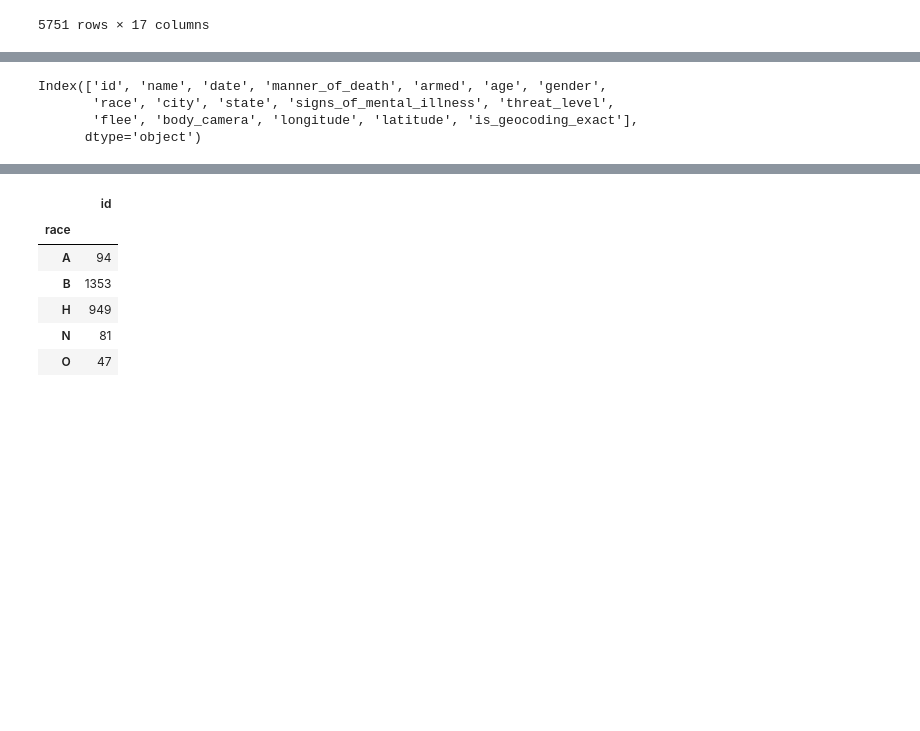
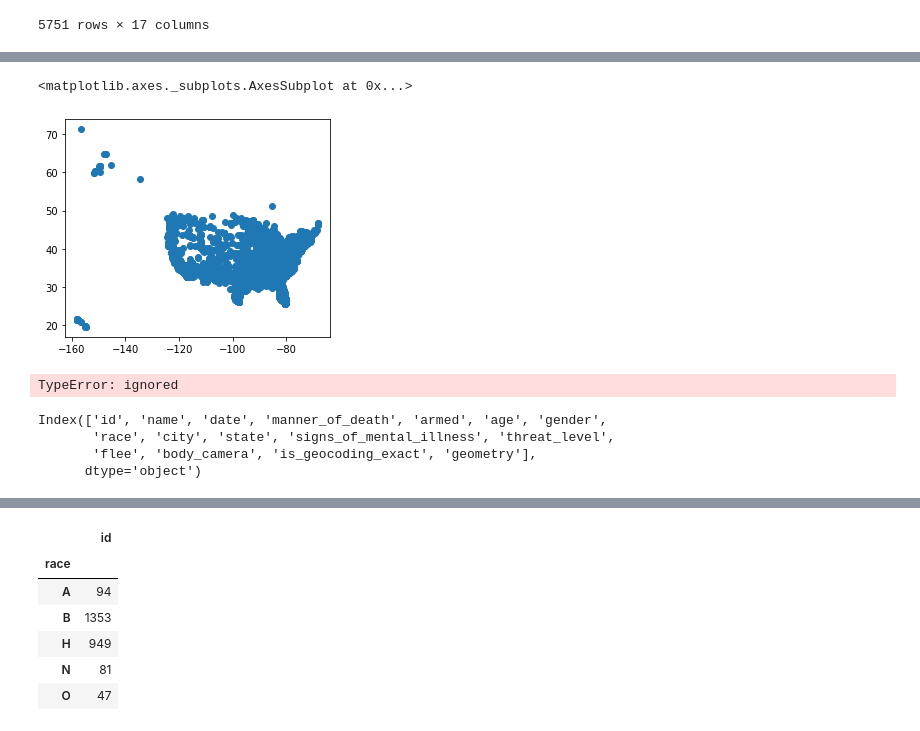
Before and after one commit to dafon1986/Elecciones, a Jupyter notebook: muertes policiales.ipynb, the cells around one changed output, grey strips where cells are left out. Cells and saved outputs as stored; diff of their text form; code cells hidden in the pictures; blank space fills up the shorter version.

```diff
--- a/muertes policiales.ipynb
+++ b/muertes policiales.ipynb
@@ -32,5 +24,5 @@ fatal: could not read Username for 'https://github.com': No such device or addre
 # %%
-df = pd.read_csv('fatal-police-shootings-data.csv', warn_bad_lines=False, error_bad_lines=False, encoding='iso-8859-1')
+df = pd.read_csv('/content/Elecciones/fatal-police-shootings-data.csv', warn_bad_lines=False, error_bad_lines=False, encoding='latin1')
 # %%
 df
 # %% [output]
@@ -55,3 +47,11 @@ def from_wkt(df, wkt_column, crs='EPSG:4326'):
     gdf = geopandas.GeoDataFrame(barrios, geometry='coordinates', crs=crs) # seteamos la columna de geometría
 
     return gdf
+# %%
+def from_x_y(df, x, y, crs='EPSG:4326'):
+    gdf = geopandas.GeoDataFrame(df.drop(['longitude', 'latitude'], axis=1), # eliminamos las columnas originales
+                                crs=crs, # Agregamos CRS
+                                geometry=geopandas.points_from_xy(df[x], df[y])) # junto "x" e "y" y lo paso a Point
+    return gdf
+# %%
+df1 = from_x_y(df, "longitude", "latitude")
@@ -57,0 +74,5 @@ def from_wkt(df, wkt_column, crs='EPSG:4326'):
+# %%
+df1.plot()
+# %% [output]
+<matplotlib.axes._subplots.AxesSubplot at 0x...>
+[figure, added]
@@ -58,9 +81,28 @@ def from_wkt(df, wkt_column, crs='EPSG:4326'):
+# %%
+df_sample = pd.read_csv('https://raw.githubusercontent.com/plotly/datasets/master/laucnty16.csv')
+df_sample['State FIPS Code'] = df_sample['State FIPS Code'].apply(lambda x: str(x).zfill(2))
+df_sample['County FIPS Code'] = df_sample['County FIPS Code'].apply(lambda x: str(x).zfill(3))
+df_sample['FIPS'] = df_sample['State FIPS Code'] + df_sample['County FIPS Code']
+
+colorscale = ["#f7fbff","#ebf3fb","#deebf7","#d2e3f3","#c6dbef","#b3d2e9","#9ecae1",
+              "#85bcdb","#6baed6","#57a0ce","#4292c6","#3082be","#2171b5","#1361a9",
+              "#08519c","#0b4083","#08306b"]
+endpts = list(np.linspace(1, 12, len(colorscale) - 1))
+fips = df_sample['FIPS'].tolist()
+values = df_sample['Unemployment Rate (%)'].tolist()
+
+fig = ff.create_choropleth()
+
+fig.layout.template = None
+fig.show()
+# %% [output]
+TypeError: ignored
 # %%
-df.columns
+df1.columns
 # %% [output]
 Index(['id', 'name', 'date', 'manner_of_death', 'armed', 'age', 'gender',
        'race', 'city', 'state', 'signs_of_mental_illness', 'threat_level',
-       'flee', 'body_camera', 'longitude', 'latitude', 'is_geocoding_exact'],
+       'flee', 'body_camera', 'is_geocoding_exact', 'geometry'],
       dtype='object')
 # %%
 gdf = geopandas.GeoDataFrame(df, geometry=geopandas.points_from_xy(df.longitude, df.latitude))
```
Also changed, not shown: parts of 10 cells of this notebook.
